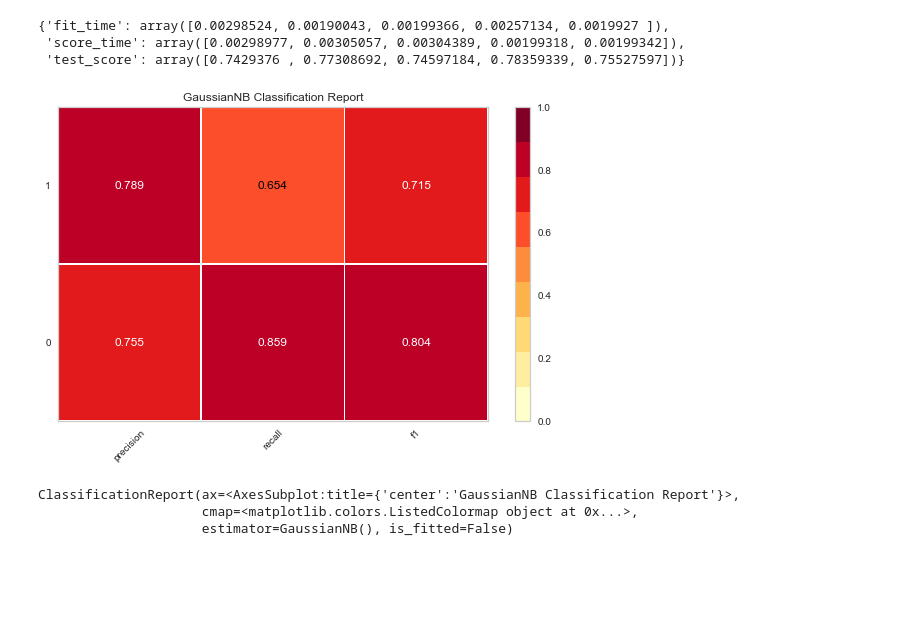
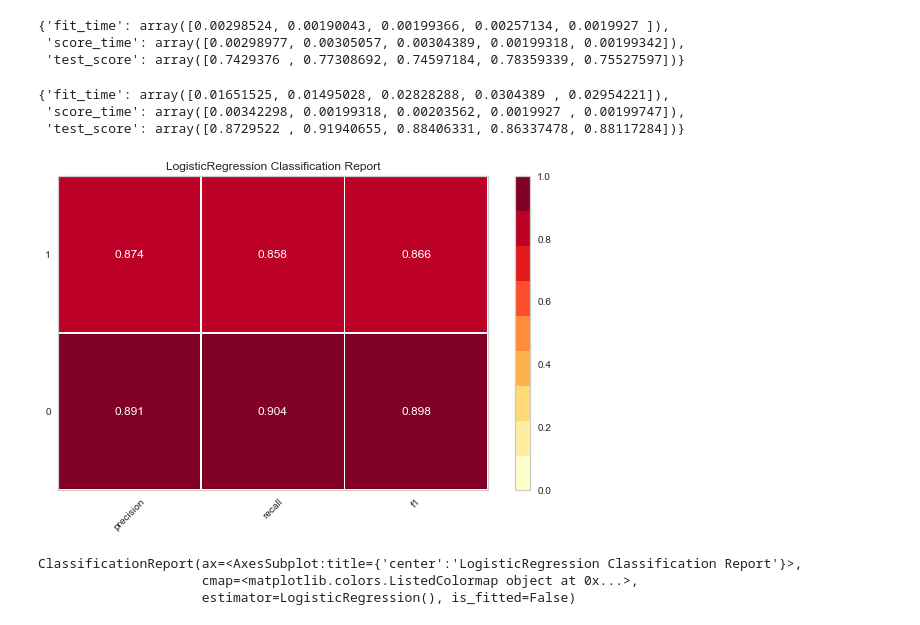
Before and after one commit to georgetown-analytics/MLB, a Jupyter notebook: ML_Wrangling.ipynb, the cells around one changed output. Saved outputs shown, nothing was run; the diff lists cells and outputs as text; code cells hidden in the pictures; blank space fills up the shorter version.

```diff
--- a/ML_Wrangling.ipynb
+++ b/ML_Wrangling.ipynb
@@ -289,10 +251,16 @@ cross_validate(GaussianNB(), X_train, y_train, cv=TimeSeriesSplit(), scoring='f1
 {'fit_time': array([0.00298524, 0.00190043, 0.00199366, 0.00257134, 0.0019927 ]),
  'score_time': array([0.00298977, 0.00305057, 0.00304389, 0.00199318, 0.00199342]),
  'test_score': array([0.7429376 , 0.77308692, 0.74597184, 0.78359339, 0.75527597])}
-# %%
-classification_report(GaussianNB(), X_train, y_train, is_fitted=False)
-# %% [output]
-[figure, removed]
-ClassificationReport(ax=<AxesSubplot:title={'center':'GaussianNB Classification Report'}>,
-                     cmap=<matplotlib.colors.ListedColormap object at 0x...>,
-                     estimator=GaussianNB(), is_fitted=False)
+# %%
+cross_validate(LogisticRegression(), X_train, y_train, cv=TimeSeriesSplit(), scoring='f1_macro')
+# %% [output]
+{'fit_time': array([0.01651525, 0.01495028, 0.02828288, 0.0304389 , 0.02954221]),
+ 'score_time': array([0.00342298, 0.00199318, 0.00203562, 0.0019927 , 0.00199747]),
+ 'test_score': array([0.8729522 , 0.91940655, 0.88406331, 0.86337478, 0.88117284])}
+# %%
+classification_report(LogisticRegression(), X_train, y_train, X_test, y_test,scoring='f1_macro', is_fitted=False)
+# %% [output]
+[figure, added]
+ClassificationReport(ax=<AxesSubplot:title={'center':'LogisticRegression Classification Report'}>,
+                     cmap=<matplotlib.colors.ListedColormap object at 0x...>,
+                     estimator=LogisticRegression(), is_fitted=False)
```
Also changed, not shown: parts of 11 cells of this notebook.
